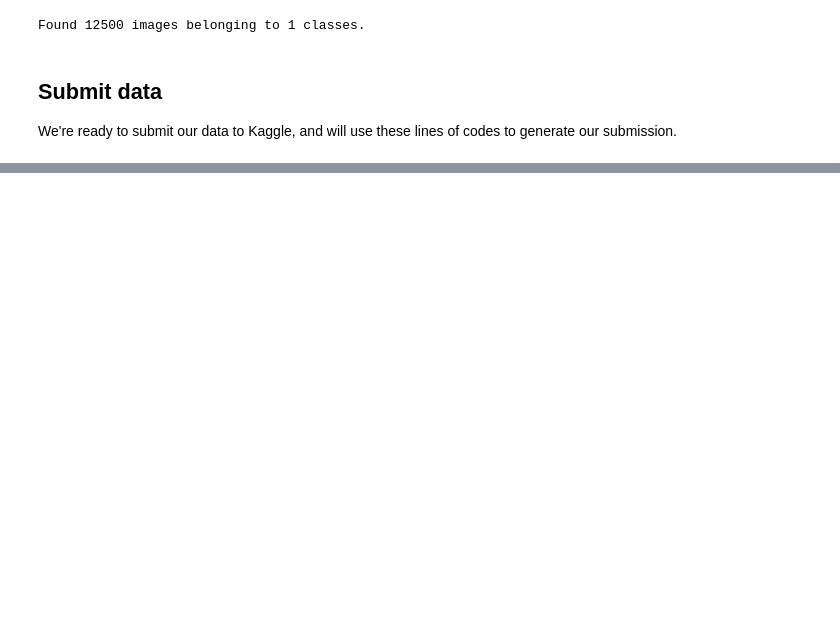
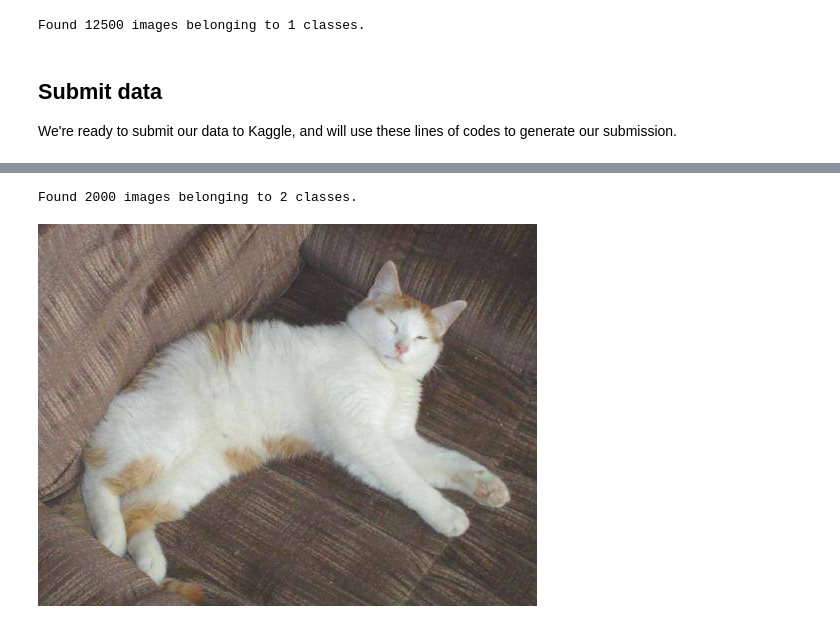
Before and after one commit to NegatioN/KaggleDogsCatsRedux, a Jupyter notebook: Fully CNN.ipynb, the cells around one changed output, grey strips where cells are left out. Saved outputs shown, nothing was run; the diff lists cells and outputs as text; code cells hidden in the pictures; blank space fills up the shorter version.

Commit message:
FINALLY figured out the error with predictions being off while model accuracy was high

```diff
--- a/Fully CNN.ipynb
+++ b/Fully CNN.ipynb
@@ -234,0 +253,4 @@ np.savetxt(submission_file_name, subm, fmt='%d,%.5f', header='id,label', comment
+# %%
+val_batches = get_batches(path+'valid', batch_size=batch_size, shuffle=False, target_size=size, class_mode=None)
+# %% [output]
+Found 2000 images belonging to 2 classes.
@@ -234,0 +259,11 @@ np.savetxt(submission_file_name, subm, fmt='%d,%.5f', header='id,label', comment
+# %%
+n_view = 4
+filenames = val_batches.filenames
+def plots_idx(idx, titles=None):
+    plots([image.load_img(path + 'valid/' + filenames[i]) for i in idx], titles=titles)
+# %%
+#You can verify the column ordering by viewing some images
+from PIL import Image
+Image.open(path+"valid/" + filenames[2])
+# %% [output]
+[figure, added]
```
Also changed, not shown: parts of 32 cells of this notebook.
